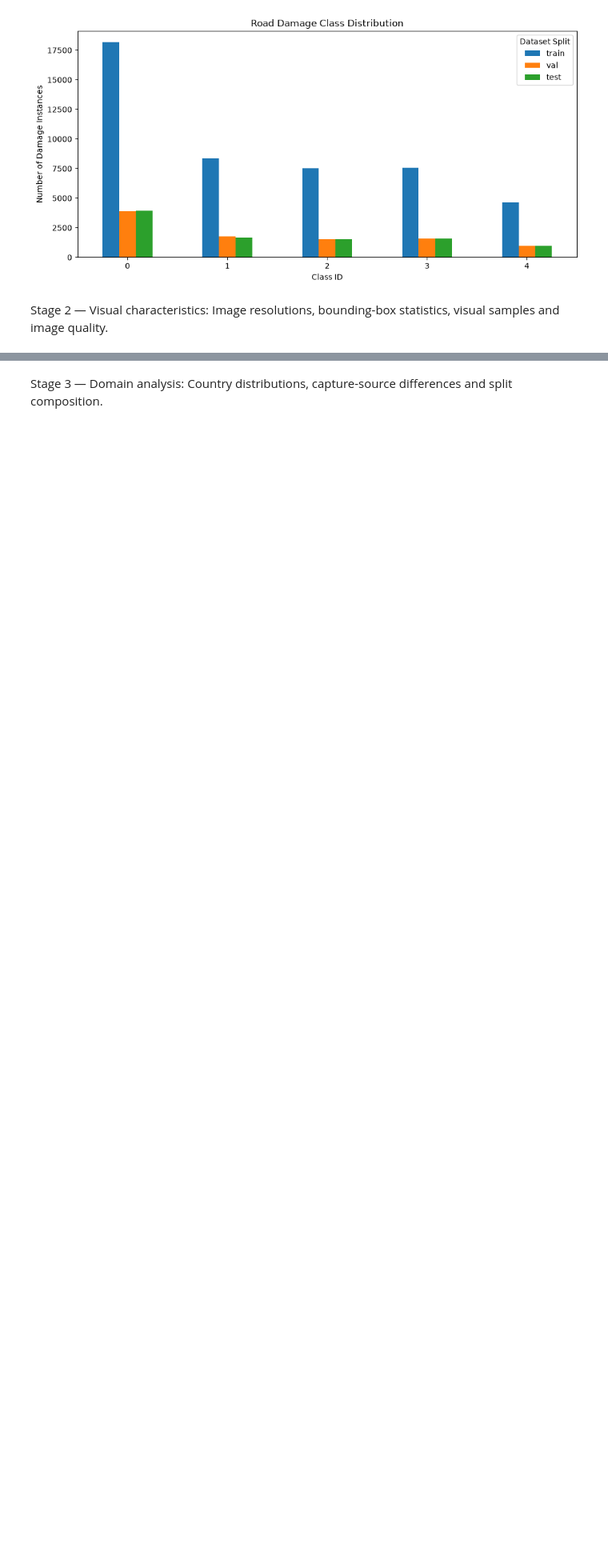
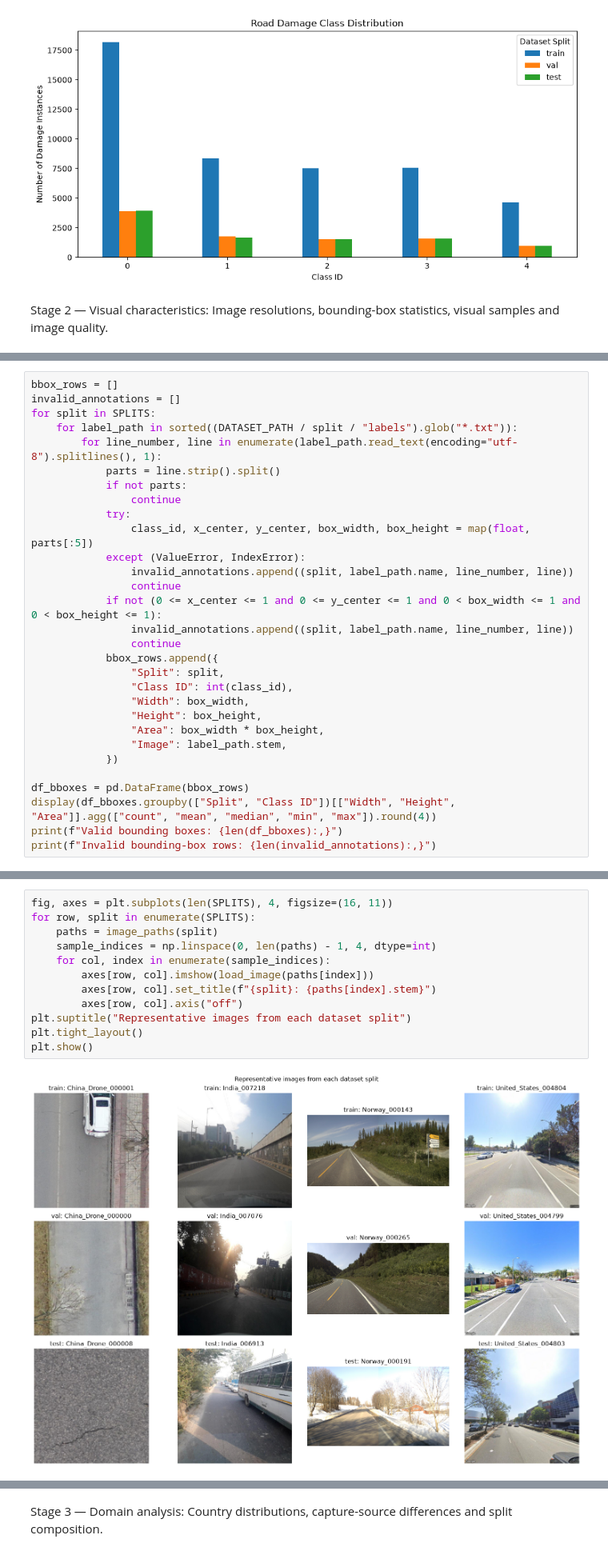
Before and after one commit to dinukadilshan03/RoadLens, a Jupyter notebook: ml/c1/notebooks/data_exploration.ipynb, the cells around one changed output, grey strips where cells are left out. Shown at 80% size. Cells and saved outputs as stored; diff of their text form; blank space fills up the shorter version.

Commit message:
Data exploration continued

```diff
--- a/ml/c1/notebooks/data_exploration.ipynb
+++ b/ml/c1/notebooks/data_exploration.ipynb
@@ -126,0 +223,30 @@ Image resolutions, bounding-box statistics, visual samples and image quality.
+# %%
+bbox_rows = []
+invalid_annotations = []
+for split in SPLITS:
+    for label_path in sorted((DATASET_PATH / split / "labels").glob("*.txt")):
+        for line_number, line in enumerate(label_path.read_text(encoding="utf-8").splitlines(), 1):
+            parts = line.strip().split()
+            if not parts:
+                continue
+            try:
+                class_id, x_center, y_center, box_width, box_height = map(float, parts[:5])
+            except (ValueError, IndexError):
+                invalid_annotations.append((split, label_path.name, line_number, line))
+                continue
+            if not (0 <= x_center <= 1 and 0 <= y_center <= 1 and 0 < box_width <= 1 and 0 < box_height <= 1):
+                invalid_annotations.append((split, label_path.name, line_number, line))
+                continue
+            bbox_rows.append({
+                "Split": split,
+                "Class ID": int(class_id),
+                "Width": box_width,
+                "Height": box_height,
+                "Area": box_width * box_height,
+                "Image": label_path.stem,
+            })
+
+df_bboxes = pd.DataFrame(bbox_rows)
+display(df_bboxes.groupby(["Split", "Class ID"])[["Width", "Height", "Area"]].agg(["count", "mean", "median", "min", "max"]).round(4))
+print(f"Valid bounding boxes: {len(df_bboxes):,}")
+print(f"Invalid bounding-box rows: {len(invalid_annotations):,}")
@@ -126,0 +274,14 @@ Image resolutions, bounding-box statistics, visual samples and image quality.
+# %%
+fig, axes = plt.subplots(len(SPLITS), 4, figsize=(16, 11))
+for row, split in enumerate(SPLITS):
+    paths = image_paths(split)
+    sample_indices = np.linspace(0, len(paths) - 1, 4, dtype=int)
+    for col, index in enumerate(sample_indices):
+        axes[row, col].imshow(load_image(paths[index]))
+        axes[row, col].set_title(f"{split}: {paths[index].stem}")
+        axes[row, col].axis("off")
+plt.suptitle("Representative images from each dataset split")
+plt.tight_layout()
+plt.show()
+# %% [output]
+[figure, added]
```
Also changed, not shown: parts of 9 cells of this notebook.
